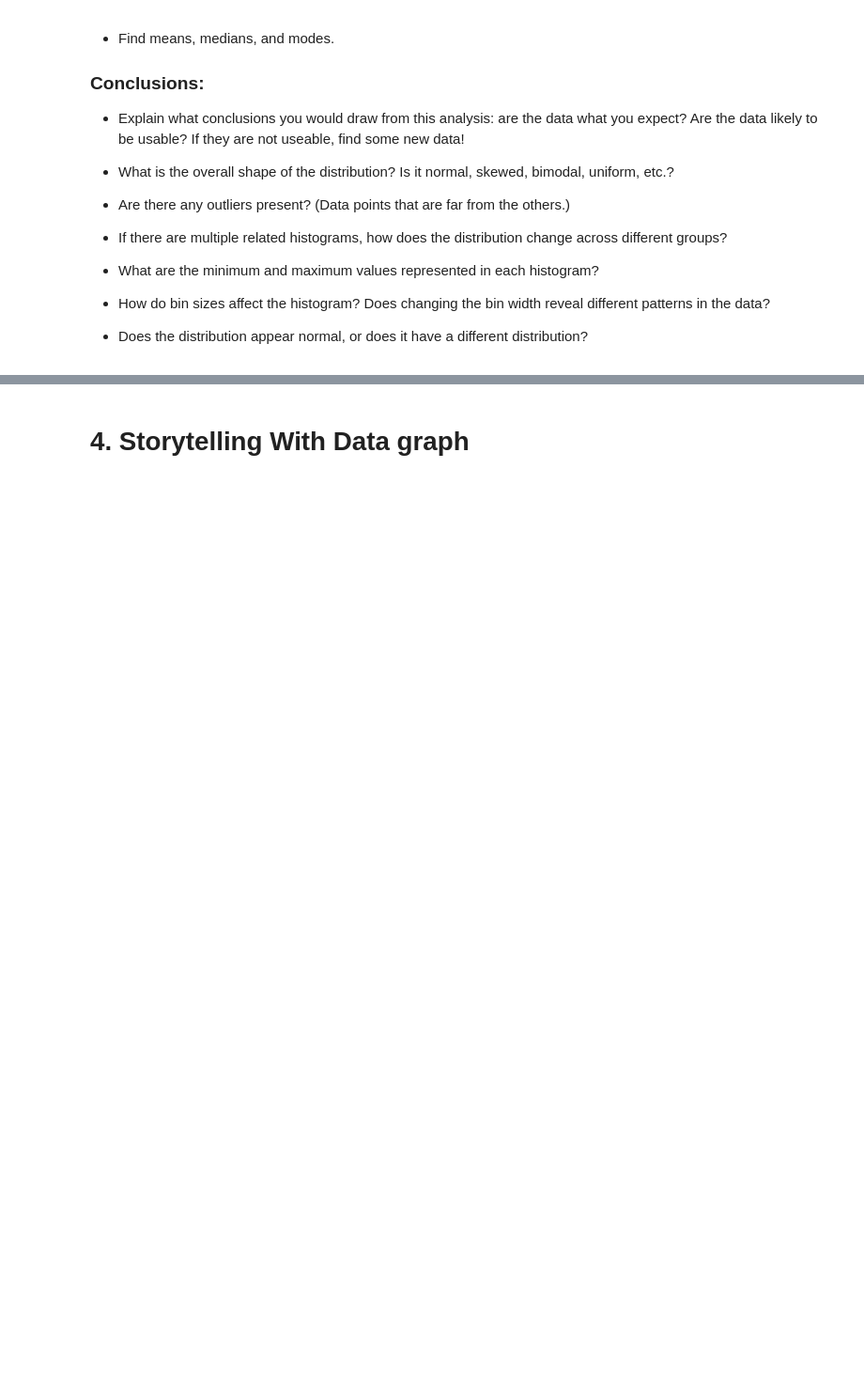
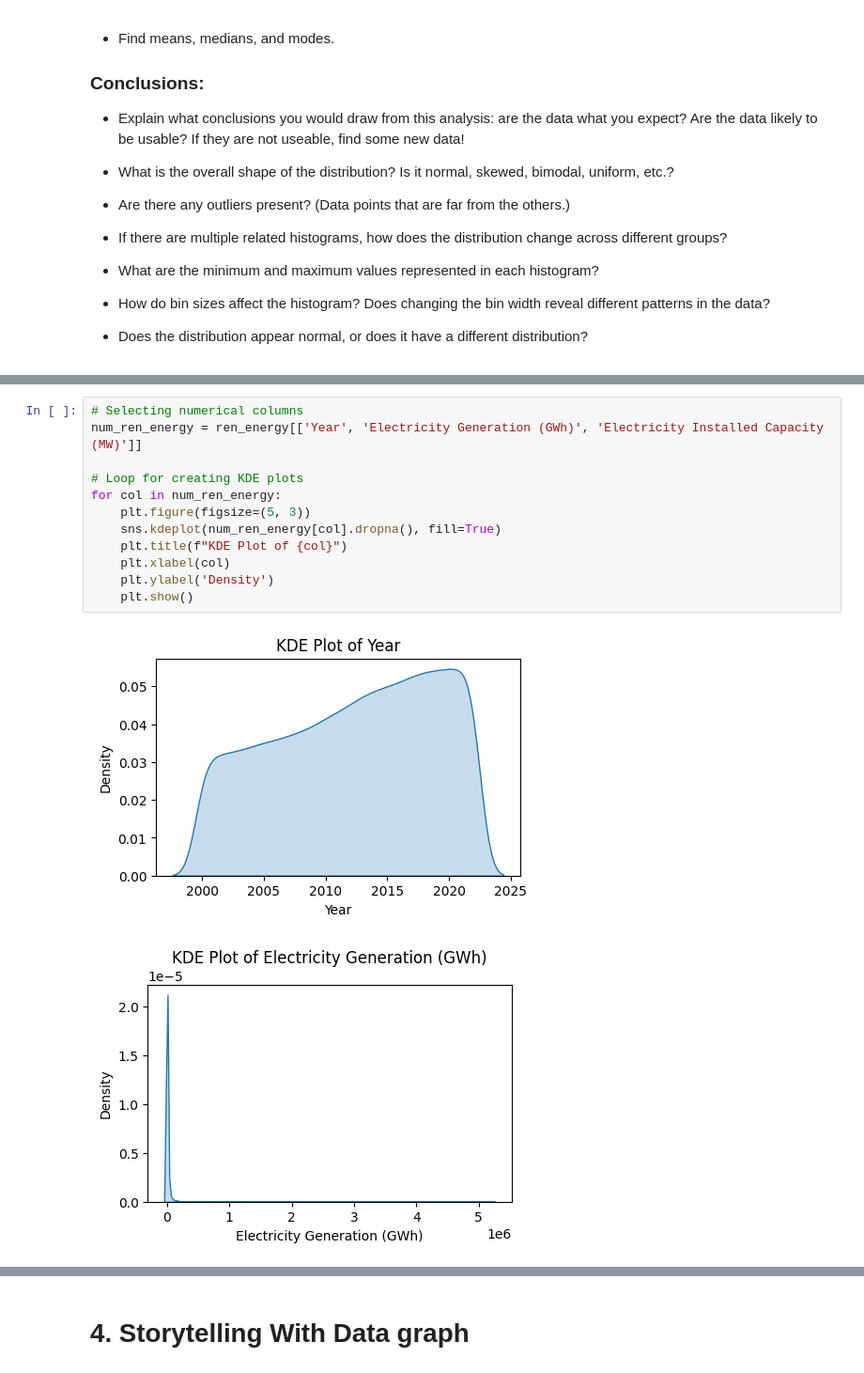
Before and after one commit to bu-sohan/AI-for-Leaders-Spring-2025, a Jupyter notebook: Week4.ipynb, the cells around one changed output, grey strips where cells are left out. Shown: that part at 94% size. Saved outputs shown, nothing was run; the diff lists cells and outputs as text; blank space fills up the shorter version.

```diff
--- a/Week4.ipynb
+++ b/Week4.ipynb
@@ -94,0 +175,15 @@ This week, you will do the same types of exercises as last week, but you should
+# %%
+# Selecting numerical columns
+num_ren_energy = ren_energy[['Year', 'Electricity Generation (GWh)', 'Electricity Installed Capacity (MW)']]
+
+# Loop for creating KDE plots
+for col in num_ren_energy:
+    plt.figure(figsize=(5, 3))
+    sns.kdeplot(num_ren_energy[col].dropna(), fill=True)
+    plt.title(f"KDE Plot of {col}")
+    plt.xlabel(col)
+    plt.ylabel('Density')
+    plt.show()
+# %% [output]
+[figure, added]
+[figure, added]
```
Also changed, not shown: parts of 10 cells of this notebook.
